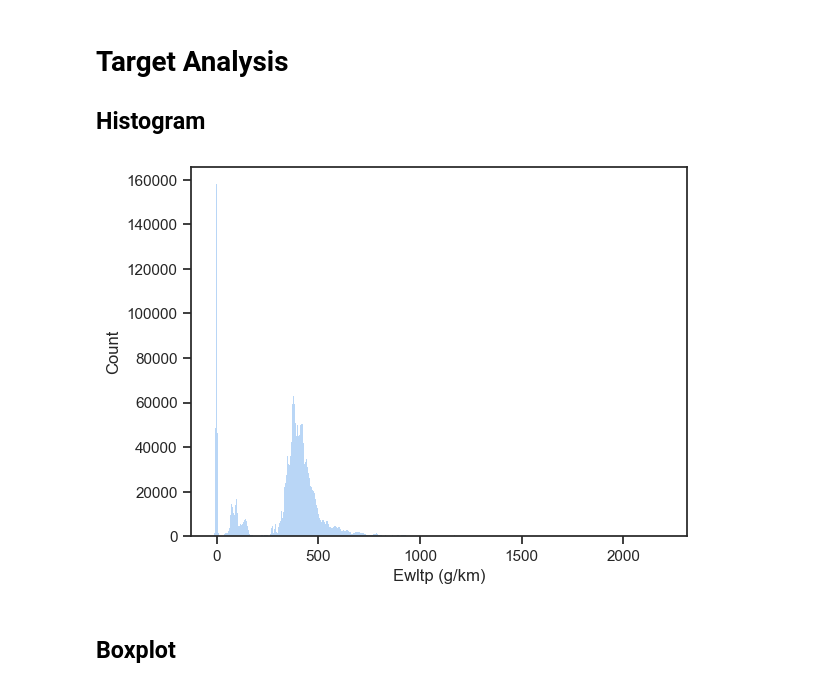
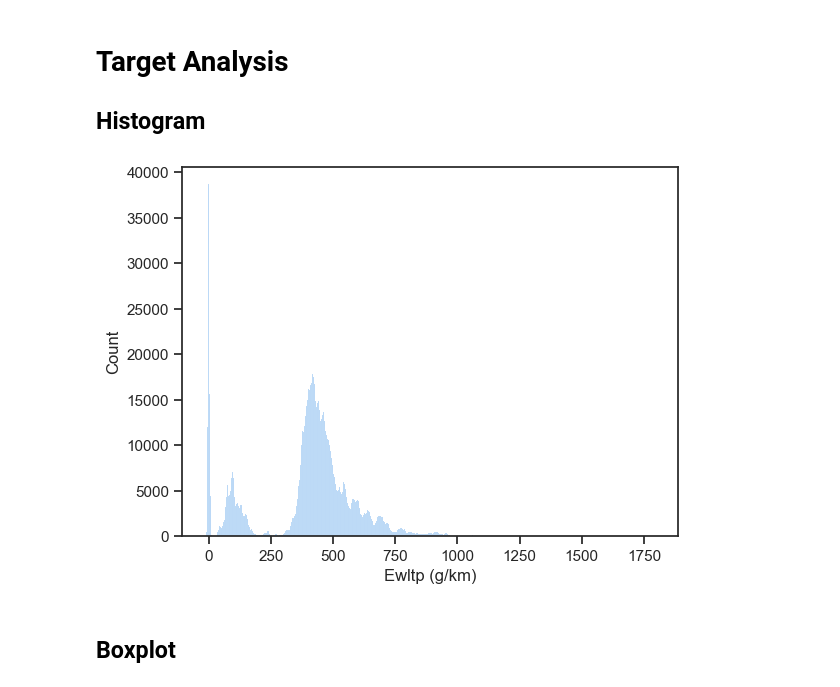
Before and after one commit to Naoyy/Challenge_Data_Mining, a Jupyter notebook: analyse_exploratoire.ipynb, the cells around one changed output. Drawn from its saved outputs; the diff is of its cells as text; code cells hidden in the pictures.

```diff
--- a/analyse_exploratoire.ipynb
+++ b/analyse_exploratoire.ipynb
@@ -57,0 +78,4 @@ Liste des colonnes numériques :
+# %%
+selected_columns = [col for col in df.columns if col not in ['ID','Ewltp (g/km)','Date of registration']]
+
+df.drop_duplicates(subset=selected_columns, inplace=True)
@@ -95,10 +130,10 @@ Status 1
 
 ## Histogram
 # %%
-sns.histplot(df,x=target)
+sns.histplot(df,x='Ewltp (g/km)')
 plt.show()
 # %% [output]
-[figure, old version]
+[figure, new version]
 # %% [markdown]
 ## Boxplot
 # %%
```
Also changed, not shown: parts of 97 cells of this notebook.
